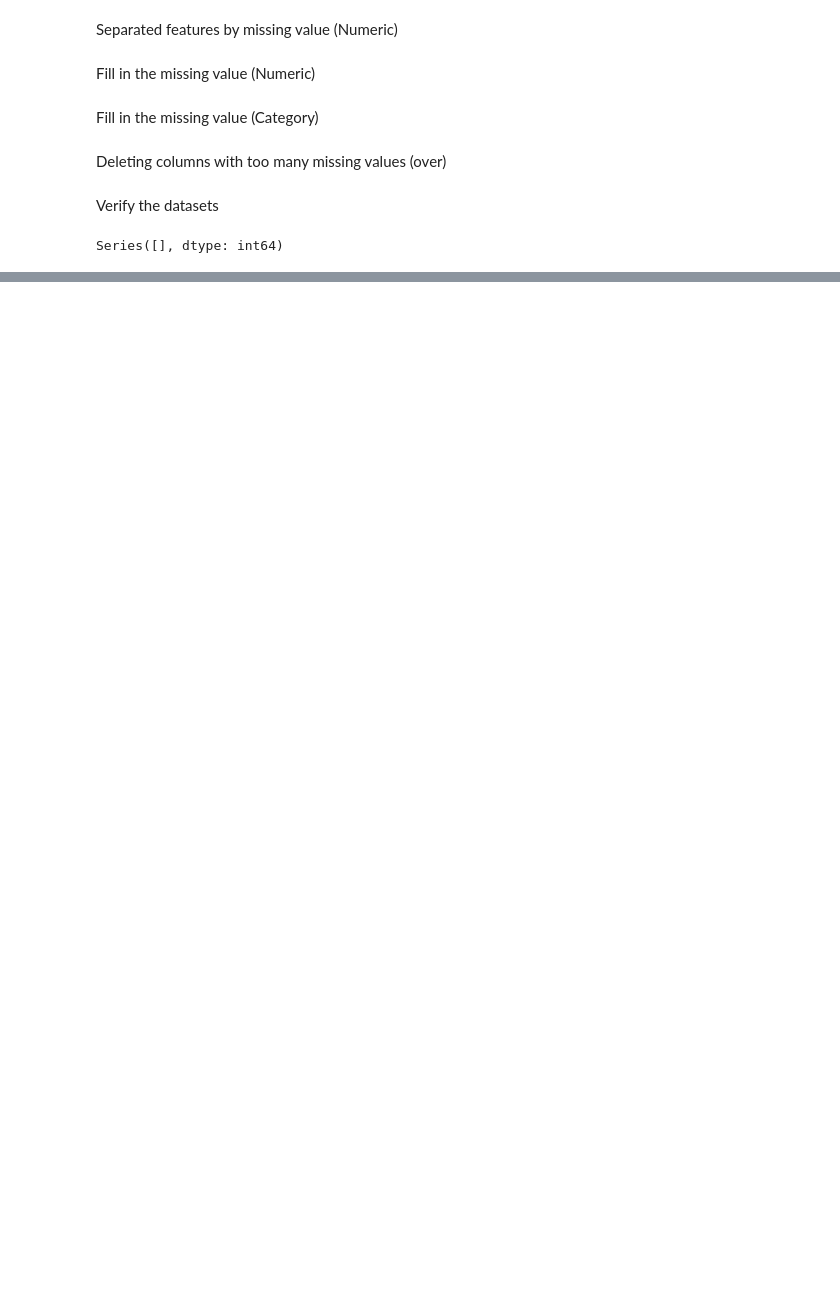
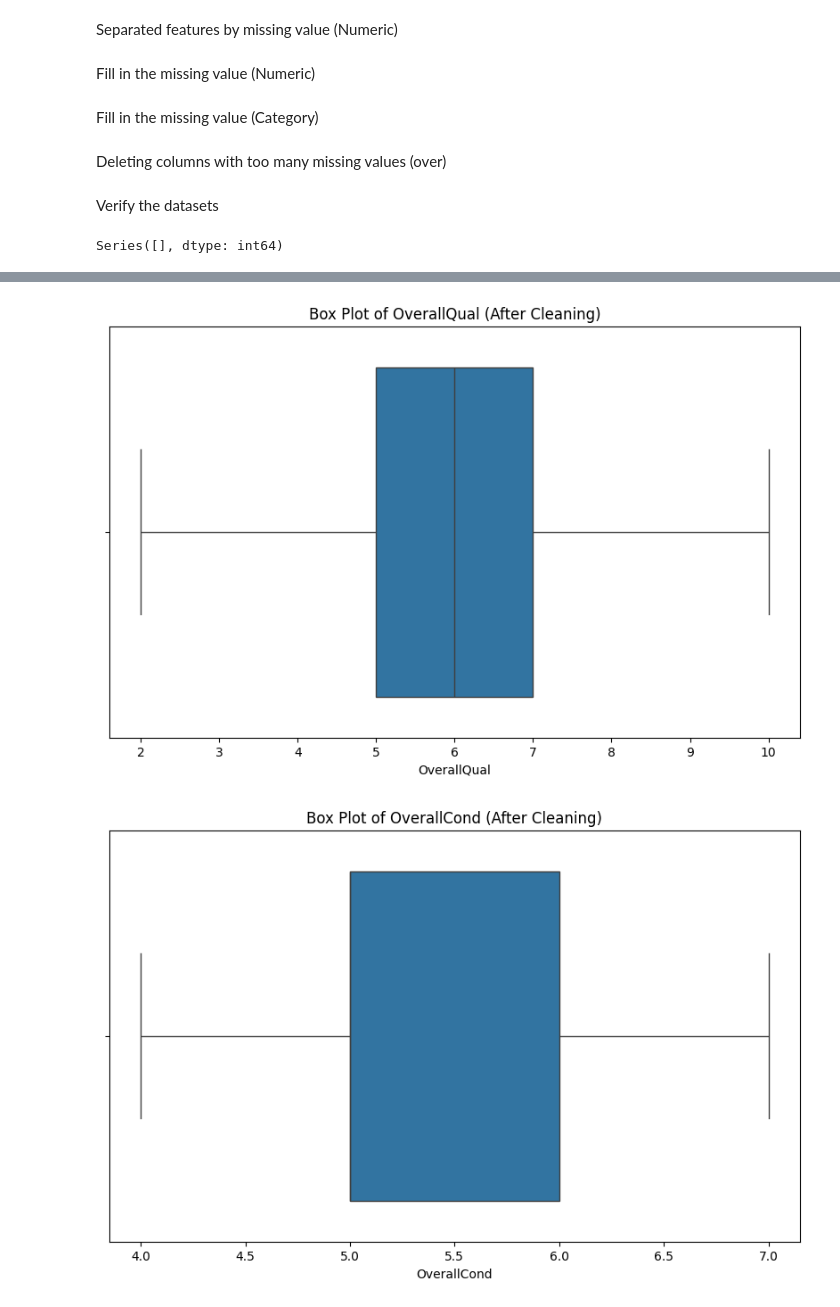
Before and after one commit to Andrian206/belajar-machine-learning-workflow, a Jupyter notebook: latihan.ipynb, the cells around one changed output, grey strips where cells are left out. Saved outputs shown, nothing was run; the diff lists cells and outputs as text; code cells hidden in the pictures; blank space fills up the shorter version.

```diff
--- a/latihan.ipynb
+++ b/latihan.ipynb
@@ -138,0 +164,19 @@ Series([], dtype: int64)
+# %%
+condition = ~((df[selected_features] < (Q1 - 1.5 * IQR)) | (df[selected_features] > (Q3 + 1.5 * IQR))).any(axis=1)
+df_filtered_selected = df.loc[condition, selected_features]
+
+categorical_feature = train[less].select_dtypes(include=['object', 'str']).columns
+df = pd.concat([df_filtered_selected, df.loc[condition, categorical_feature]], axis=1)
+# %%
+import pandas as pd
+import seaborn as sns
+import matplotlib.pyplot as plt
+
+for feature in selected_features:
+    plt.figure(figsize=(10, 6))
+    sns.boxplot(x=df[feature])
+    plt.title(f'Box Plot of {feature} (After Cleaning)')
+    plt.show()
+# %% [output]
+[figure, added]
+[figure, added]
```
Also changed, not shown: parts of 5 cells of this notebook.
